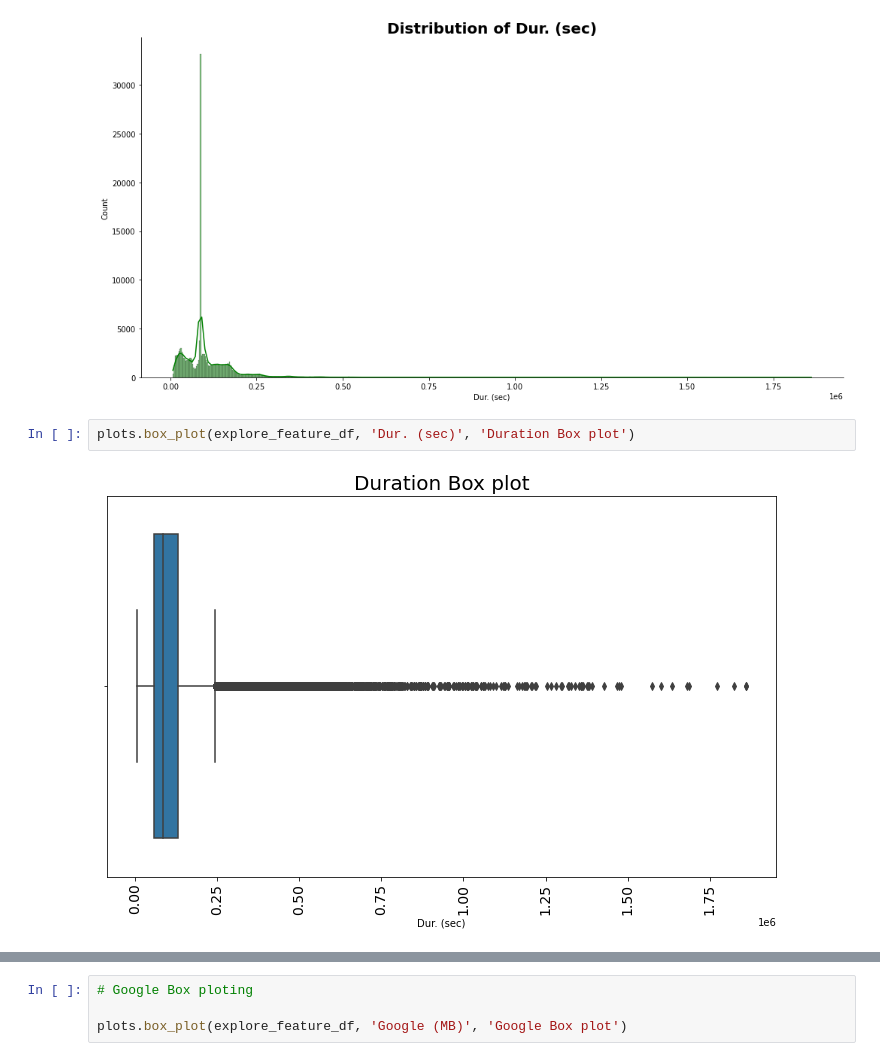
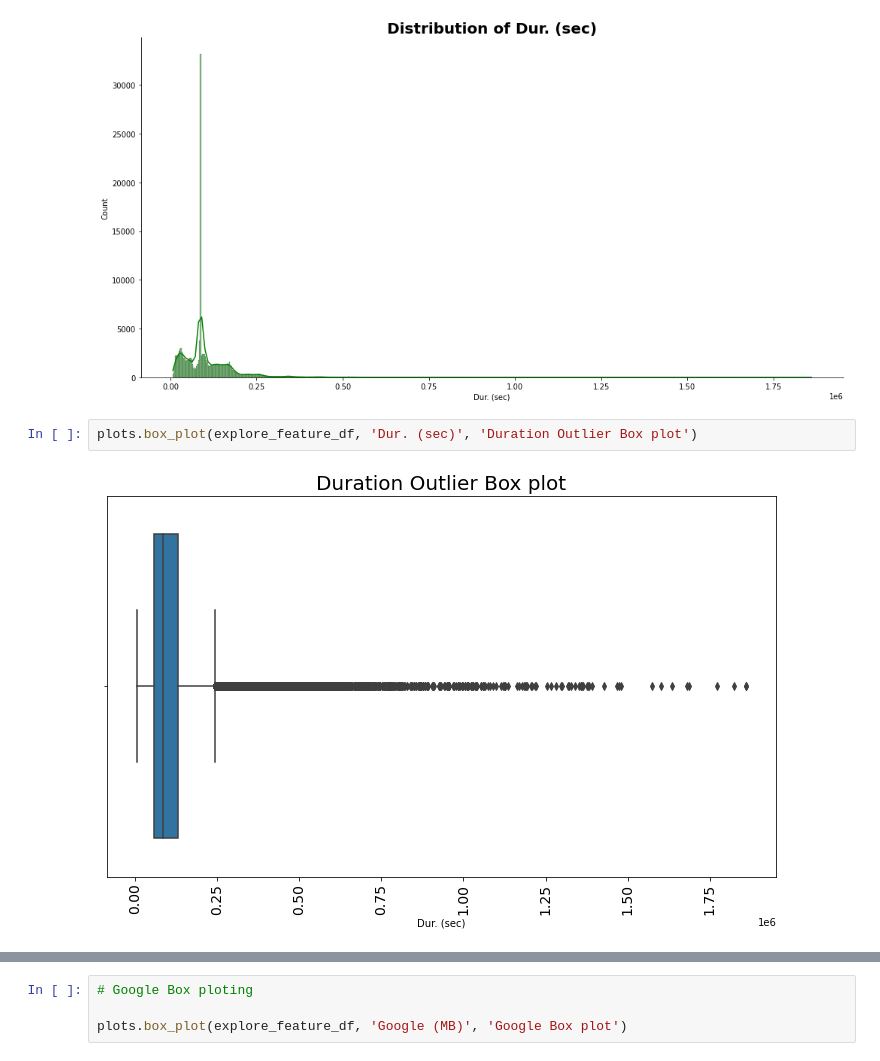
Before and after one commit to bkget/Telecom-Data-Analysis, a Jupyter notebook: notebooks/2_user_overview_analysis.ipynb, the cells around one changed output, grey strips where cells are left out. Cells and saved outputs as stored; diff of their text form.

```diff
--- a/notebooks/2_user_overview_analysis.ipynb
+++ b/notebooks/2_user_overview_analysis.ipynb
@@ -254,6 +254,6 @@ plots.hist(explore_feature_df, 'Dur. (sec)','green')
 <Figure size 648x504 with 0 Axes>
 [figure]
 # %%
-plots.box_plot(explore_feature_df, 'Dur. (sec)', 'Duration Box plot')
+plots.box_plot(explore_feature_df, 'Dur. (sec)', 'Duration Outlier Box plot')
 # %% [output]
-[figure, old version]
+[figure, new version]
```
Also changed, not shown: parts of 6 cells of this notebook, 1 other file.
